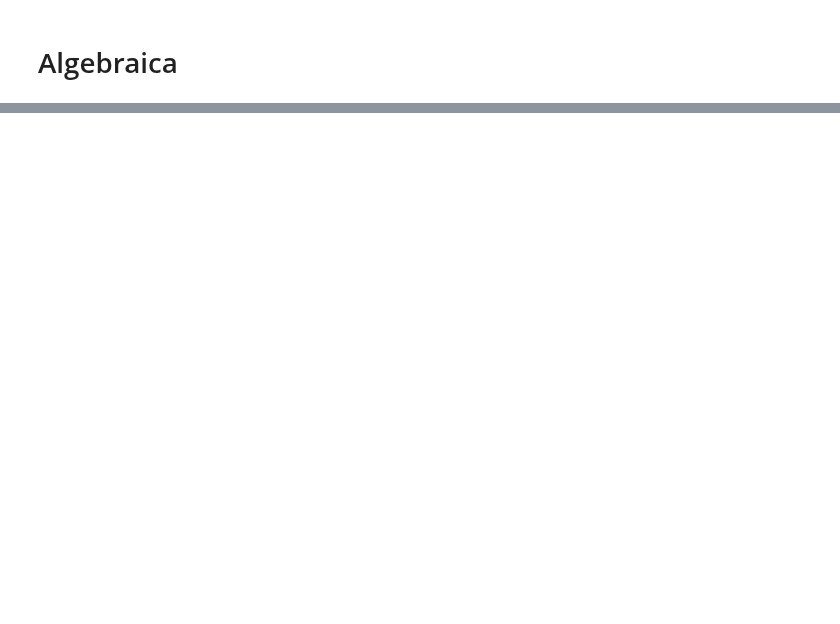
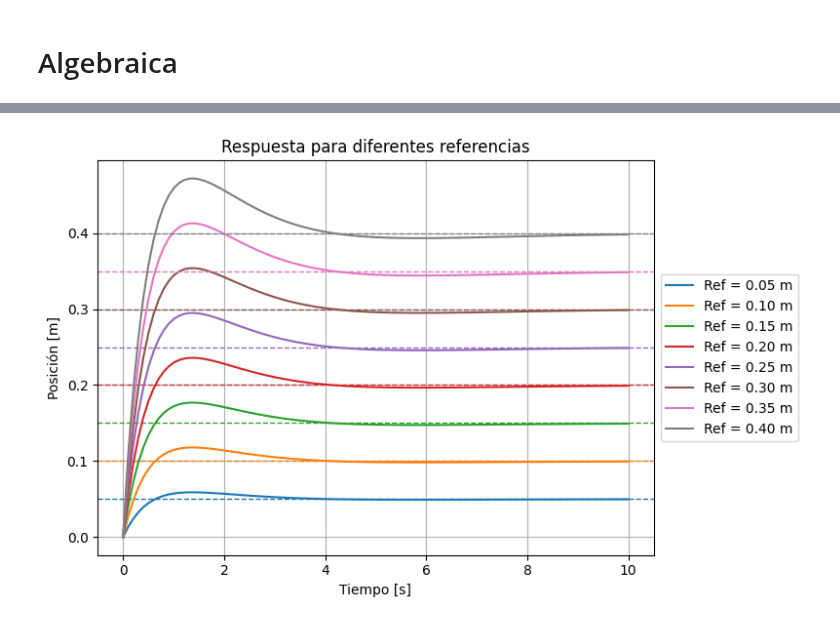
Before and after one commit to JuanDavidPalaciosCh/BallAndBeam-esp32, a Jupyter notebook: cont_teorico/teorico.ipynb, the cells around one changed output, grey strips where cells are left out. Drawn from its saved outputs; the diff is of its cells as text; code cells hidden in the pictures; blank space fills up the shorter version.

```diff
--- a/cont_teorico/teorico.ipynb
+++ b/cont_teorico/teorico.ipynb
@@ -251,0 +252,21 @@ Outputs (1): ['y[0]']
+# %%
+# === Simulación para diferentes referencias ===
+t = np.linspace(0, 10, 100)
+distancias = np.arange(0.05, 0.45, 0.05)
+
+plt.figure(figsize=(8, 5))
+
+for dist in distancias:
+    _, y = ctrl.step_response(dist*T, T=t)
+    line, = plt.plot(t, y, label=f'Ref = {dist:.2f} m')
+    plt.axhline(dist, color=line.get_color(), linestyle='--', linewidth=1)
+
+plt.xlabel('Tiempo [s]')
+plt.ylabel('Posición [m]')
+plt.title('Respuesta para diferentes referencias')
+plt.grid(True)
+plt.legend(loc='center left', bbox_to_anchor=(1, 0.5))
+plt.tight_layout()
+plt.show()
+# %% [output]
+[figure, added]
```
Also changed, not shown: parts of 9 cells of this notebook, 1 other file.
